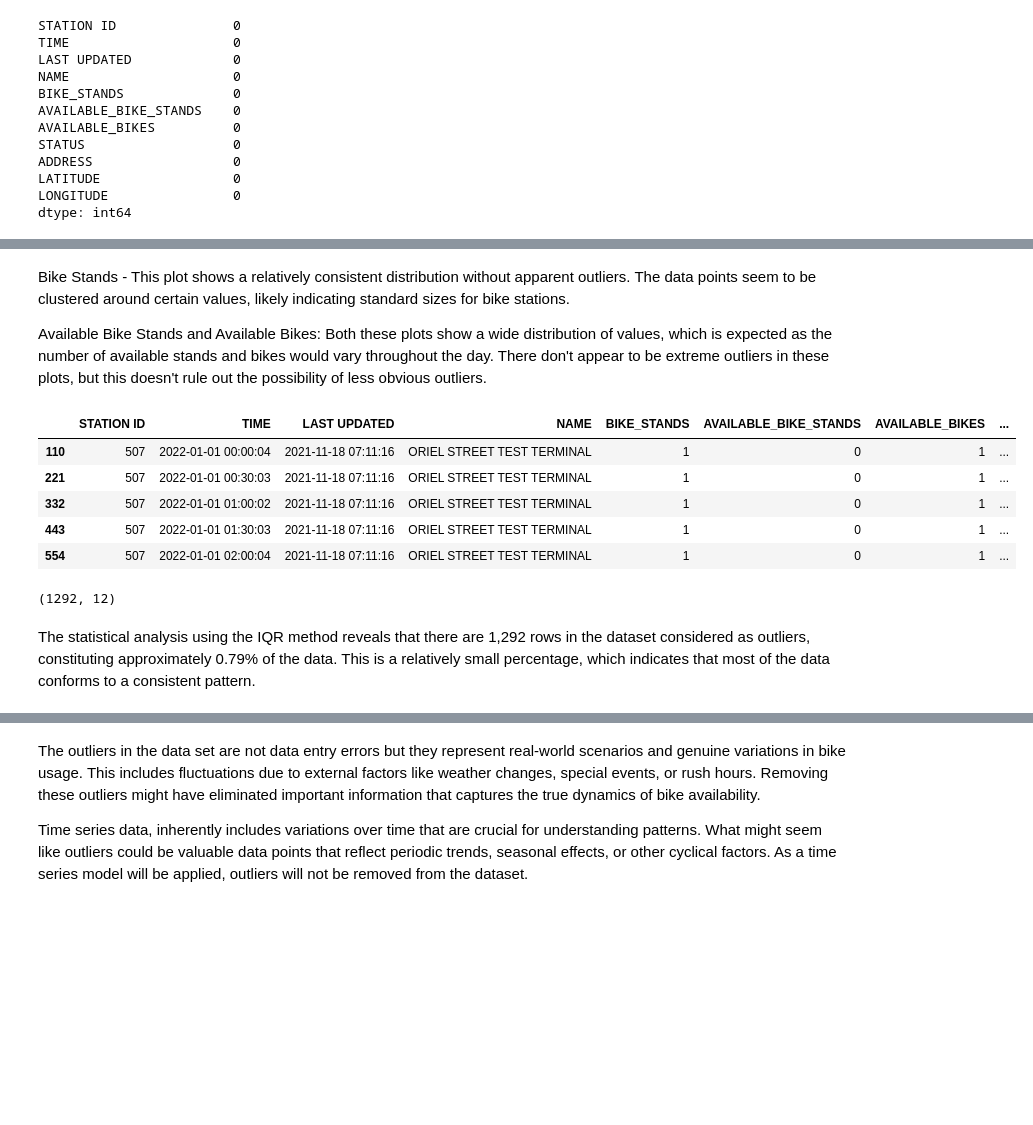
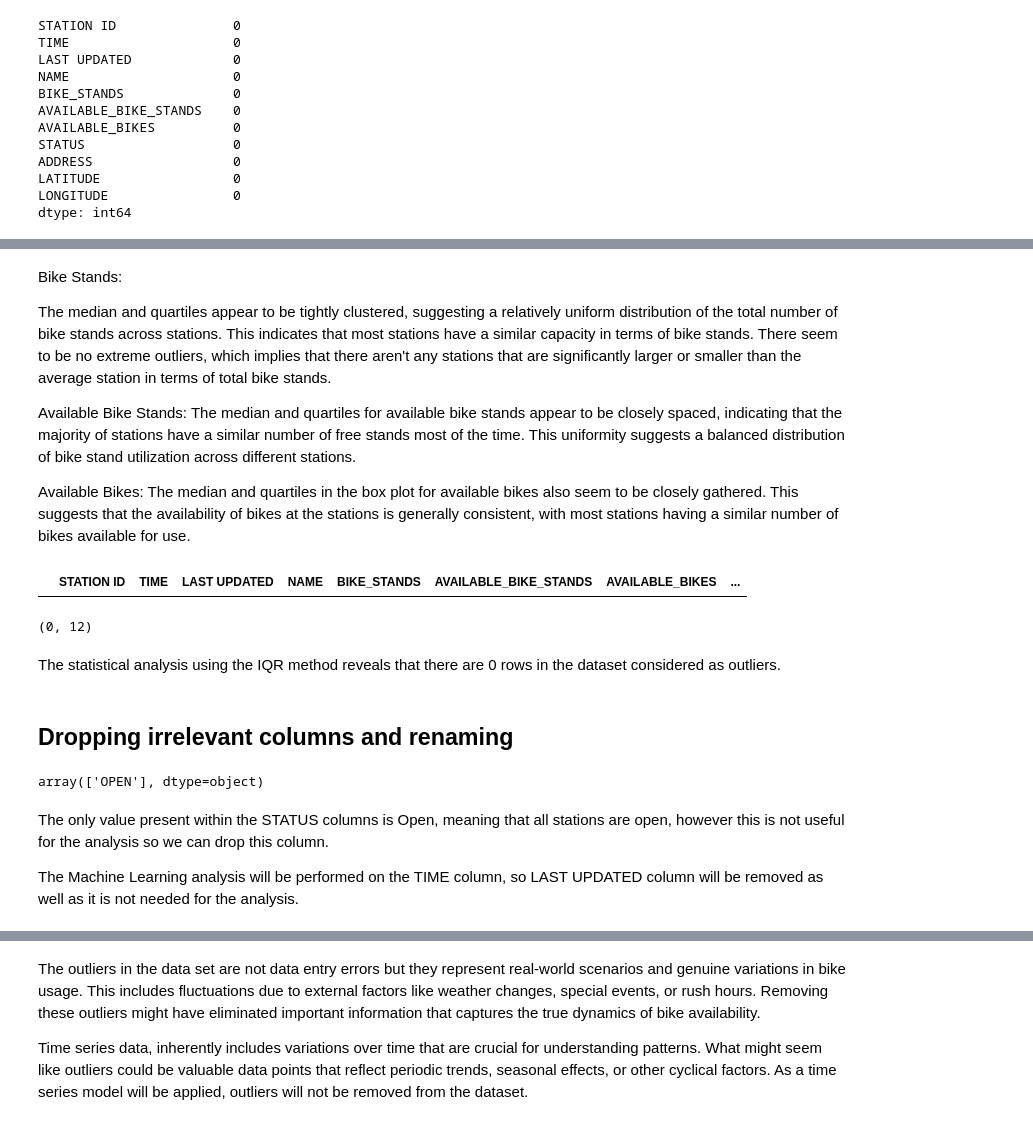
Before and after one commit to mkoleva0/DataAnalytics_CA2, a Jupyter notebook: EDA and Stats - bikedata.ipynb, the cells around one changed output, grey strips where cells are left out. Cells and saved outputs as stored; diff of their text form; code cells hidden in the pictures; blank space fills up the shorter version.

```diff
--- a/EDA and Stats - bikedata.ipynb
+++ b/EDA and Stats - bikedata.ipynb
@@ -55,6 +124,6 @@ def detect_outliers(df, column_names):
 # %%
-bikes_data_2022_dublin = pd.read_csv("dublinbike-historical-data-2022-01.csv")
+bikes_data_aug_2022_dublin = pd.read_csv("dublinbike-historical-data-2022-08.csv")
 
-bikes_data_2022_dublin.head()
+bikes_data_aug_2022_dublin.head()
 # %% [output]
 |  | STATION ID | TIME | LAST UPDATED | NAME | BIKE_STANDS | AVAILABLE_BIKE_STANDS | AVAILABLE_BIKES | ... |
@@ -153,20 +217,32 @@ plt.show()
-# %% [markdown]
-Bike Stands - This plot shows a relatively consistent distribution without apparent outliers. The data points seem to be clustered around certain values, likely indicating standard sizes for bike stations.
-
-Available Bike Stands and Available Bikes: Both these plots show a wide distribution of values, which is expected as the number of available stands and bikes would vary throughout the day. There don't appear to be extreme outliers in these plots, but this doesn't rule out the possibility of less obvious outliers.
+# %% [markdown]
+Bike Stands:
+
+The median and quartiles appear to be tightly clustered, suggesting a relatively uniform distribution of the total number of bike stands across stations. This indicates that most stations have a similar capacity in terms of bike stands.
+There seem to be no extreme outliers, which implies that there aren't any stations that are significantly larger or smaller than the average station in terms of total bike stands.
+
+Available Bike Stands:
+The median and quartiles for available bike stands appear to be closely spaced, indicating that the majority of stations have a similar number of free stands most of the time. This uniformity suggests a balanced distribution of bike stand utilization across different stations.
+
+Available Bikes:
+The median and quartiles in the box plot for available bikes also seem to be closely gathered. This suggests that the availability of bikes at the stations is generally consistent, with most stations having a similar number of bikes available for use.
 # %%
-outlier_data = detect_outliers(bikes_data_2022_dublin, ['BIKE_STANDS', 'AVAILABLE_BIKE_STANDS', 'AVAILABLE_BIKES'])
+outlier_data = detect_outliers(bikes_data_aug_2022_dublin, ['BIKE_STANDS', 'AVAILABLE_BIKE_STANDS', 'AVAILABLE_BIKES'])
 outlier_data.head()
 # %% [output]
 |  | STATION ID | TIME | LAST UPDATED | NAME | BIKE_STANDS | AVAILABLE_BIKE_STANDS | AVAILABLE_BIKES | ... |
-| 110 | 507 | 2022-01-01 00:00:04 | 2021-11-18 07:11:16 | ORIEL STREET TEST TERMINAL | 1 | 0 | 1 | ... |
-| 221 | 507 | 2022-01-01 00:30:03 | 2021-11-18 07:11:16 | ORIEL STREET TEST TERMINAL | 1 | 0 | 1 | ... |
-| 332 | 507 | 2022-01-01 01:00:02 | 2021-11-18 07:11:16 | ORIEL STREET TEST TERMINAL | 1 | 0 | 1 | ... |
-| 443 | 507 | 2022-01-01 01:30:03 | 2021-11-18 07:11:16 | ORIEL STREET TEST TERMINAL | 1 | 0 | 1 | ... |
-| 554 | 507 | 2022-01-01 02:00:04 | 2021-11-18 07:11:16 | ORIEL STREET TEST TERMINAL | 1 | 0 | 1 | ... |
 # %%
 outlier_data.shape
 # %% [output]
-(1292, 12)
+(0, 12)
 # %% [markdown]
-The statistical analysis using the IQR method reveals that there are 1,292 rows in the dataset considered as outliers, constituting approximately 0.79% of the data. This is a relatively small percentage, which indicates that most of the data conforms to a consistent pattern.
+The statistical analysis using the IQR method reveals that there are 0 rows in the dataset considered as outliers.
+# %% [markdown]
+## Dropping irrelevant columns and renaming
+# %%
+bikes_data_aug_2022_dublin["STATUS"].unique()
+# %% [output]
+array(['OPEN'], dtype=object)
+# %% [markdown]
+The only value present within the STATUS columns is Open, meaning that all stations are open, however this is not useful for the analysis so we can drop this column.
+
+The Machine Learning analysis will be performed on the TIME column, so LAST UPDATED column will be removed as well as it is not needed for the analysis.
```
Also changed, not shown: parts of 177 cells of this notebook.
